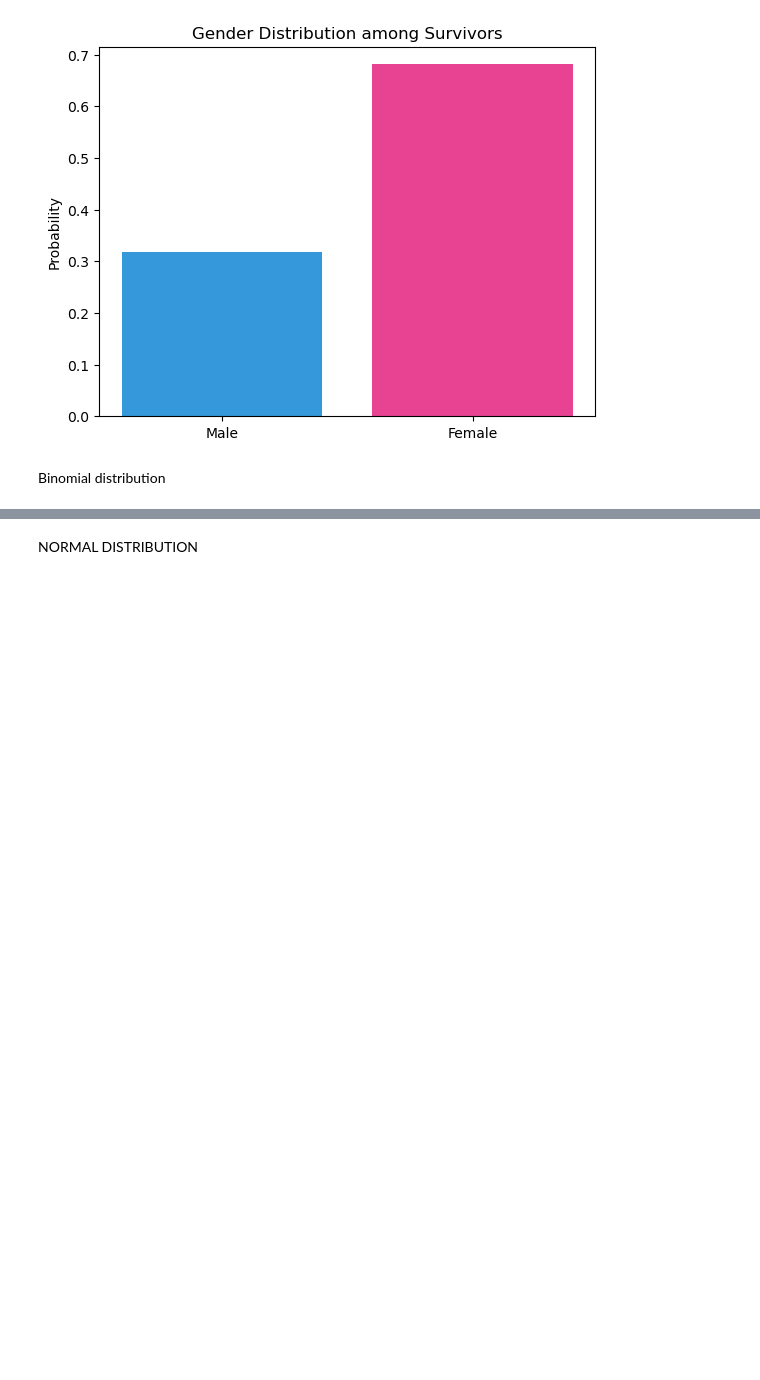
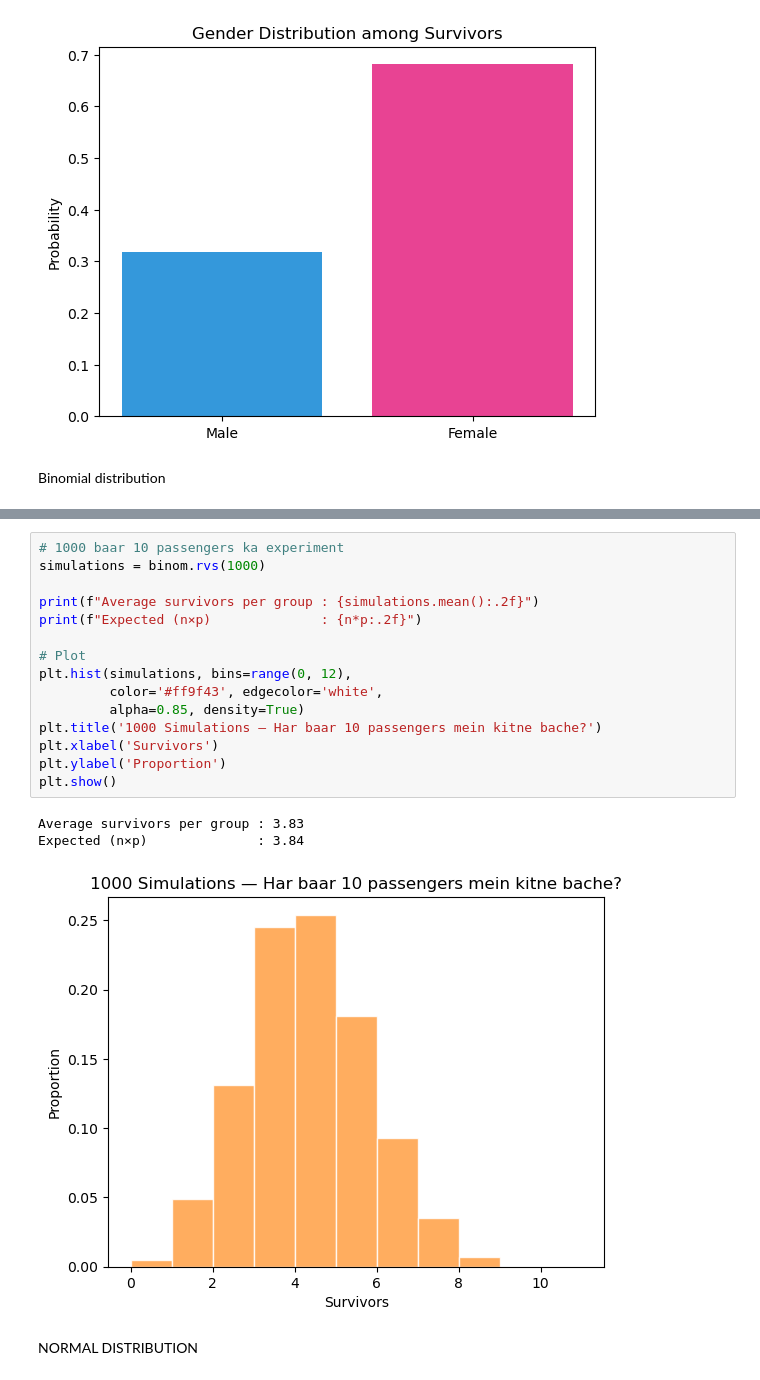
Before and after one commit to tashfeen786/AI-ML-BootCamp, a Jupyter notebook: NETSOL WORK/Week_4/TitanicDataset_to_Perform_ALL_Distributions.ipynb, the cells around one changed output, grey strips where cells are left out. Cells and saved outputs as stored; diff of their text form; blank space fills up the shorter version.

```diff
--- a/NETSOL WORK/Week_4/TitanicDataset_to_Perform_ALL_Distributions.ipynb
+++ b/NETSOL WORK/Week_4/TitanicDataset_to_Perform_ALL_Distributions.ipynb
@@ -168,3 +175,22 @@ Theoretical mean: 3.8384
+# %%
+# 1000 baar 10 passengers ka experiment
+simulations = binom.rvs(1000)
+
+print(f"Average survivors per group : {simulations.mean():.2f}")
+print(f"Expected (n×p)              : {n*p:.2f}")
+
+# Plot
+plt.hist(simulations, bins=range(0, 12),
+         color='#ff9f43', edgecolor='white',
+         alpha=0.85, density=True)
+plt.title('1000 Simulations — Har baar 10 passengers mein kitne bache?')
+plt.xlabel('Survivors')
+plt.ylabel('Proportion')
+plt.show()
+# %% [output]
+Average survivors per group : 3.83
+Expected (n×p)              : 3.84
+[figure, added]
 # %% [markdown]
 NORMAL DISTRIBUTION
 # %%
```
Also changed, not shown: parts of 6 cells of this notebook.
